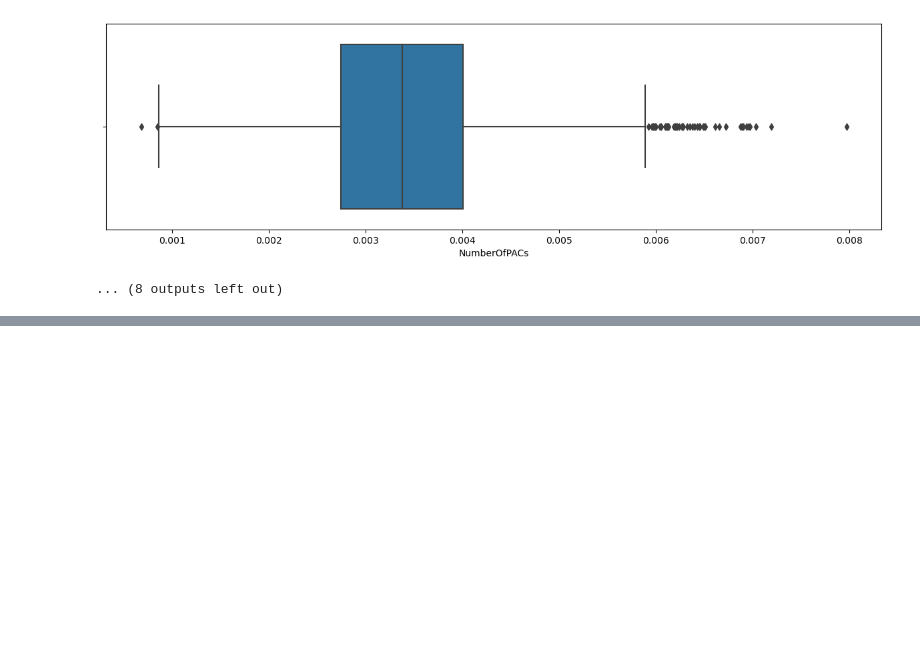
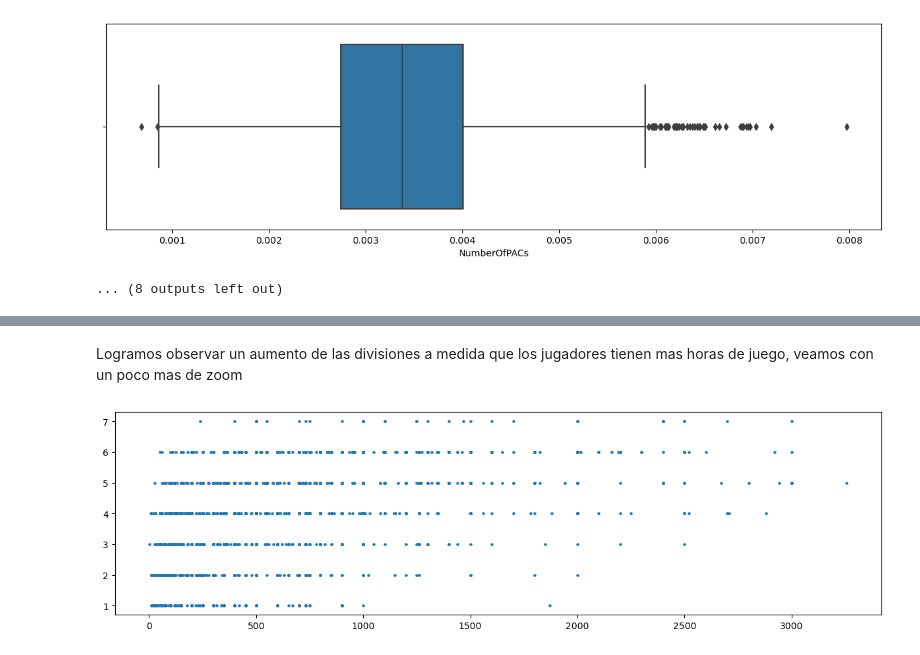
Before and after one commit to GasparBianco/FirstDataScienceProject, a Jupyter notebook: Octava Entrega/Data_wrangling_Bianco.ipynb, the cells around one changed output, grey strips where cells are left out. Cells and saved outputs as stored; diff of their text form; code cells hidden in the pictures; blank space fills up the shorter version.

```diff
--- a/Octava Entrega/Data_wrangling_Bianco.ipynb
+++ b/Octava Entrega/Data_wrangling_Bianco.ipynb
@@ -176,0 +201,8 @@ Tambien sirve aclarar que, a pesar que la descripcion del dataset no lo dice, pa
+# %% [markdown]
+Logramos observar un aumento de las divisiones a medida que los jugadores tienen mas horas de juego, veamos con un poco mas de zoom
+# %%
+fig, ax = plt.subplots(figsize=(15, 4))
+ax.scatter(data_skillcraft.query("TotalHours < 3500")['TotalHours'],data_skillcraft.query("TotalHours < 3500")['LeagueIndex'],s=5)
+plt.show()
+# %% [output]
+[figure, added]
```
Also changed, not shown: parts of 20 cells of this notebook.
